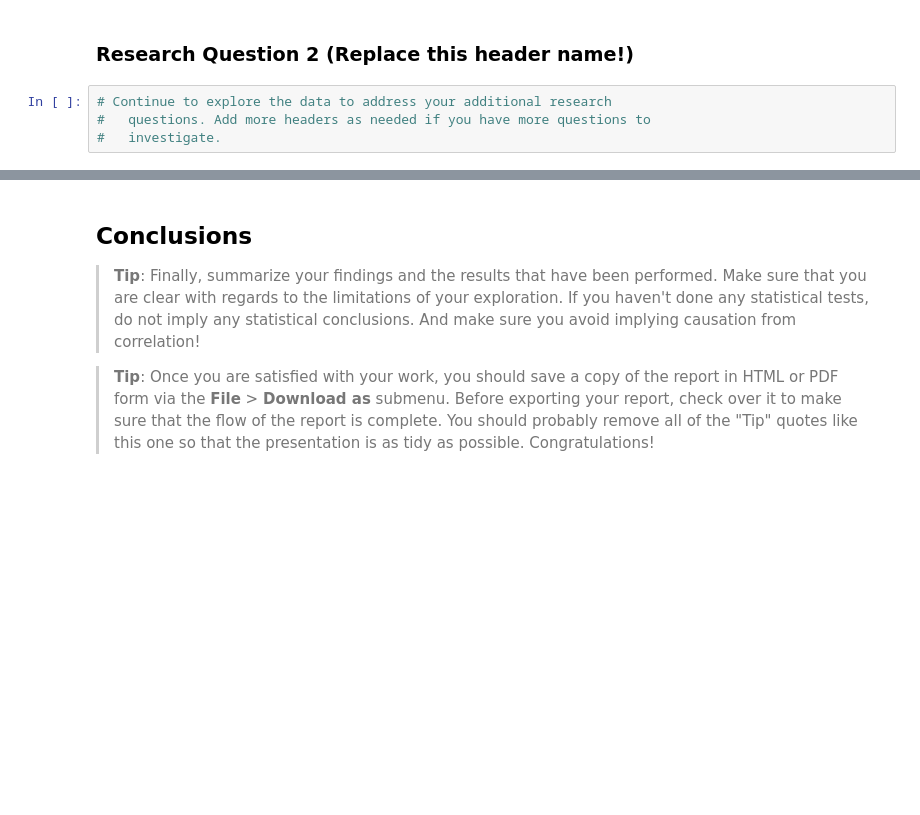
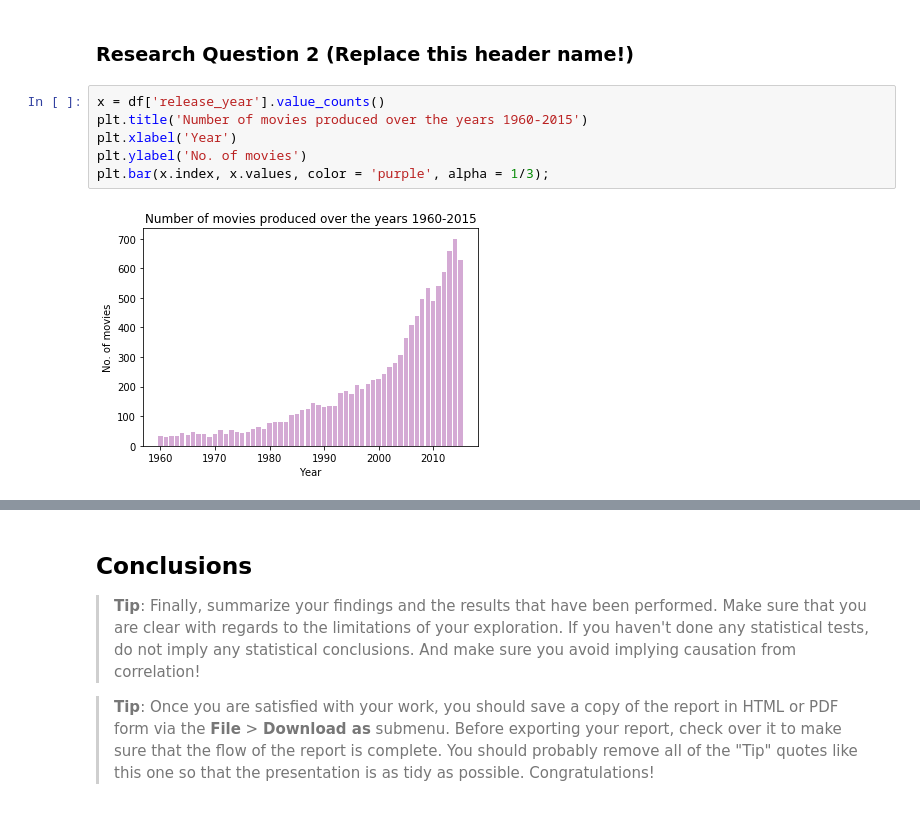
Before and after one commit to MayurBajaj2002/IMDB-Movies-Analysis, a Jupyter notebook: TMDb-Anlaysis.ipynb, the cells around one changed output, grey strips where cells are left out. Drawn from its saved outputs; the diff is of its cells as text; blank space fills up the shorter version.

```diff
--- a/TMDb-Anlaysis.ipynb
+++ b/TMDb-Anlaysis.ipynb
@@ -95,6 +171,10 @@ Then we need to fil in the missing values. Following this, we shall check for du
 # %% [markdown]
 ### Research Question 2  (Replace this header name!)
-# %%
-# Continue to explore the data to address your additional research
-#   questions. Add more headers as needed if you have more questions to
-#   investigate.
+# %%
+x = df['release_year'].value_counts()
+plt.title('Number of movies produced over the years 1960-2015')
+plt.xlabel('Year')
+plt.ylabel('No. of movies')
+plt.bar(x.index, x.values, color = 'purple', alpha = 1/3);
+# %% [output]
+[figure, added]
```
Also changed, not shown: parts of 18 cells of this notebook.
